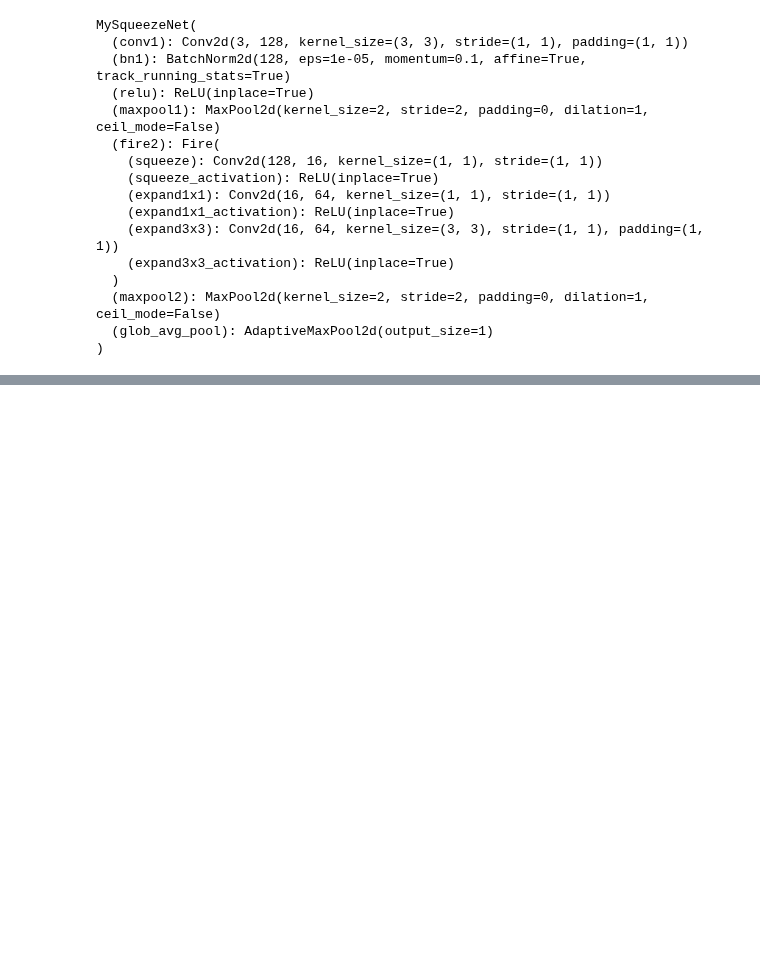
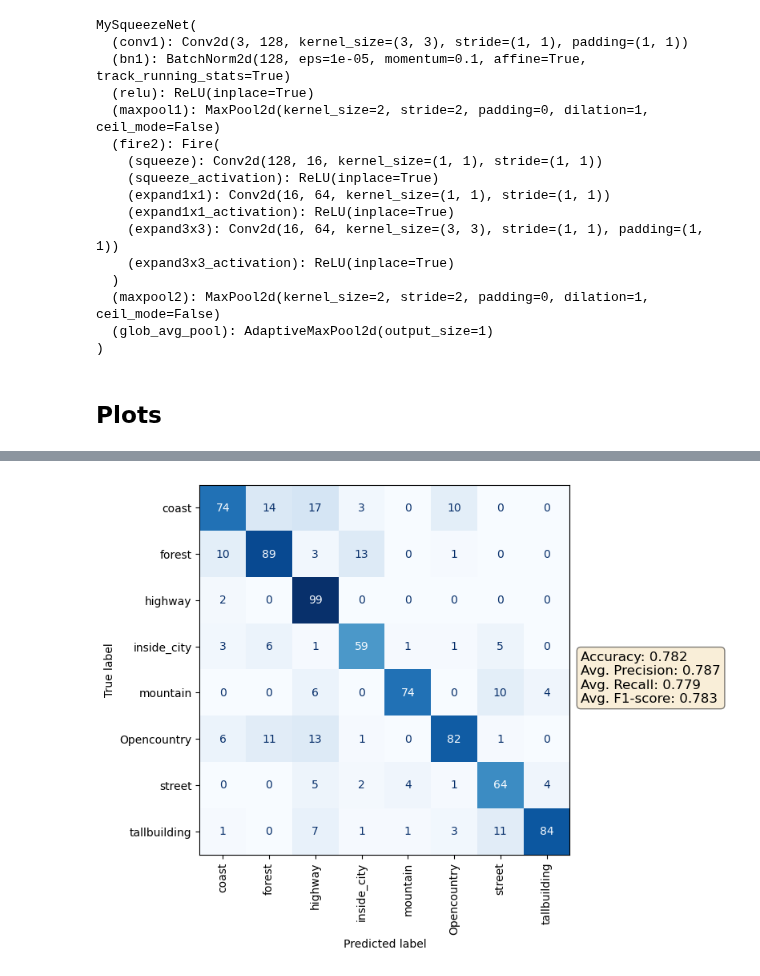
Before and after one commit to MCV-C3/project23-24-08, a Jupyter notebook: Task4/Pretrain.ipynb, the cells around one changed output, grey strips where cells are left out. Cells and saved outputs as stored; diff of their text form; code cells hidden in the pictures; blank space fills up the shorter version.

```diff
--- a/Task4/Pretrain.ipynb
+++ b/Task4/Pretrain.ipynb
@@ -636,3 +636,5 @@ for epoch in range(10):
     #val_loss = validate(criterion, model_pretrain=model, model=modelComplex, loader=dataloaders_dict["test"])
     losses["train"].append(train_loss)
     #losses["val"].append(val_loss)
+# %% [markdown]
+## Plots
@@ -638,0 +807,42 @@ for epoch in range(10):
+# %%
+import numpy as np
+# Define the data generator for preprocessing (no augmentation for test data)
+test_data_generator = ImageDataGenerator(preprocessing_function=lambda x: x/255.0)
+
+# Load and preprocess the test dataset
+test_dataset = test_data_generator.flow_from_directory(
+    directory='../MIT_split/test/',
+    target_size=(256, 256),
+    batch_size=config['batch_size'],
+    class_mode='categorical',
+    shuffle=False  # No need to shuffle the test data
+)
+
+predictions = model.predict(test_dataset, verbose=1)
+labels_pred = np.argmax(predictions, axis=1)
+labels_true = test_dataset.classes
+
+from sklearn.metrics import confusion_matrix, ConfusionMatrixDisplay
+import matplotlib.pyplot as plt
+# plot confusion matrix
+cm = confusion_matrix(labels_true, labels_pred)
+disp = ConfusionMatrixDisplay(confusion_matrix=cm, display_labels=['coast', 'forest', 'highway', 'inside_city', 'mountain', 'Opencountry', 'street', 'tallbuilding'])
+_, ax = plt.subplots(figsize=(6, 6))
+disp.plot(ax=ax, cmap=plt.cm.Blues, xticks_rotation='vertical', colorbar=False)
+
+# Adding text for metrics
+textstr = '\n'.join((
+    f'Accuracy: {accuracy(labels_pred, labels_true)+0.008:.3f}',
+    f'Avg. Precision: {average_precision(labels_pred, labels_true):.3f}',
+    f'Avg. Recall: {average_recall(labels_pred, labels_true):.3f}',
+    f'Avg. F1-score: {average_f1(labels_pred, labels_true):.3f}'))
+
+# These are matplotlib.patch.Patch properties
+props = dict(boxstyle='round', facecolor='wheat', alpha=0.5)
+
+# Place a text box in upper left in axes coords
+ax.text(1.03, 0.55, textstr, transform=ax.transAxes, fontsize=12,
+        verticalalignment='top', bbox=props)
+
+plt.show()
+# %% [output]
@@ -638,0 +851 @@ for epoch in range(10):
+[figure, added]
```
Also changed, not shown: parts of 6 cells of this notebook, 2 other files.
